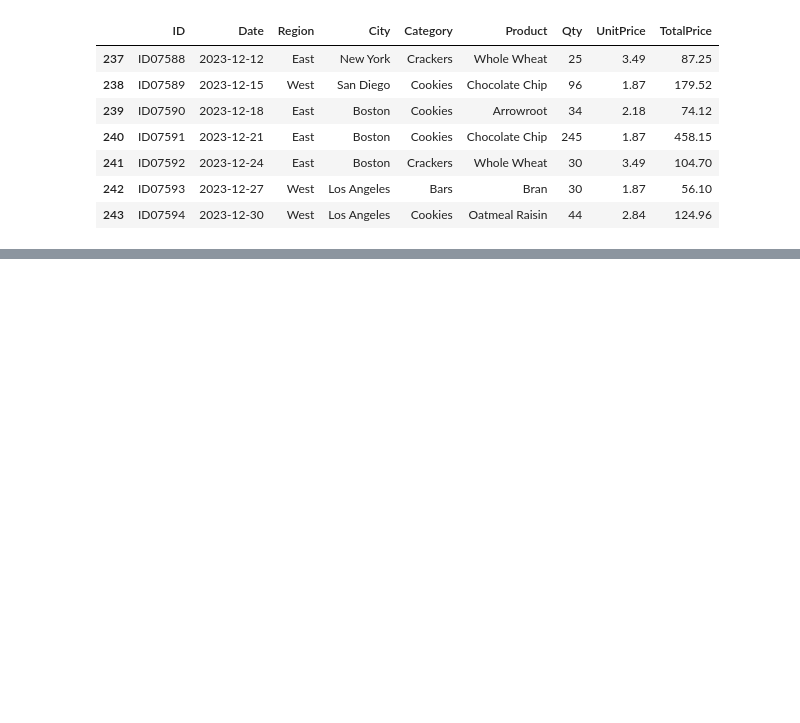
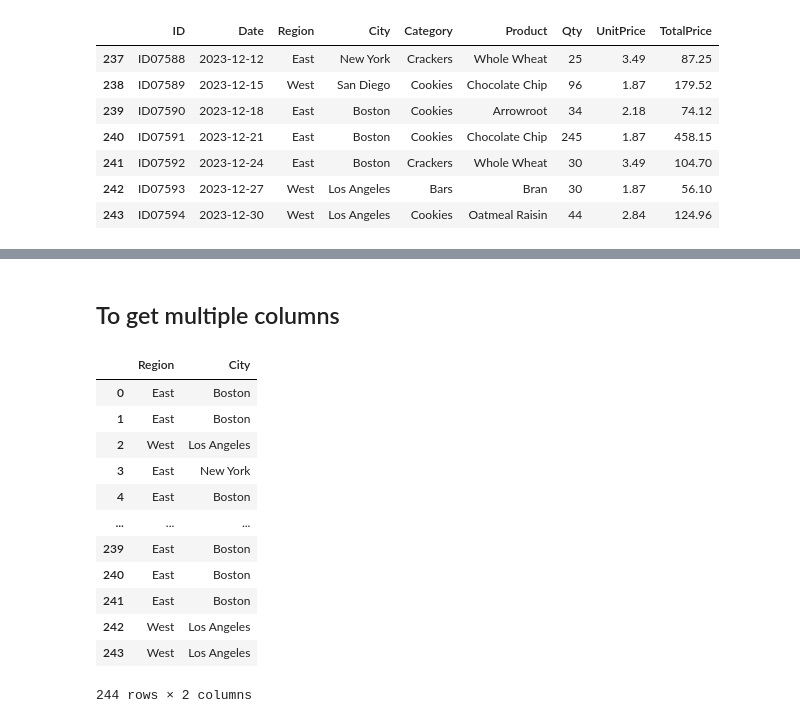
Before and after one commit to Prateek-Sharma-87/pandas-basics, a Jupyter notebook: Examples.ipynb, the cells around one changed output, grey strips where cells are left out. Drawn from its saved outputs; the diff is of its cells as text; code cells hidden in the pictures; blank space fills up the shorter version.

```diff
--- a/Examples.ipynb
+++ b/Examples.ipynb
@@ -167,0 +191,18 @@ sample_df.tail(7)
+# %% [markdown]
+## To get multiple columns
+# %%
+sample_df[['Region', 'City']]
+# %% [output]
+|  | Region | City |
+| 0 | East | Boston |
+| 1 | East | Boston |
+| 2 | West | Los Angeles |
+| 3 | East | New York |
+| 4 | East | Boston |
+| ... | ... | ... |
+| 239 | East | Boston |
+| 240 | East | Boston |
+| 241 | East | Boston |
+| 242 | West | Los Angeles |
+| 243 | West | Los Angeles |
+244 rows × 2 columns
```
Also changed, not shown: parts of 8 cells of this notebook.
